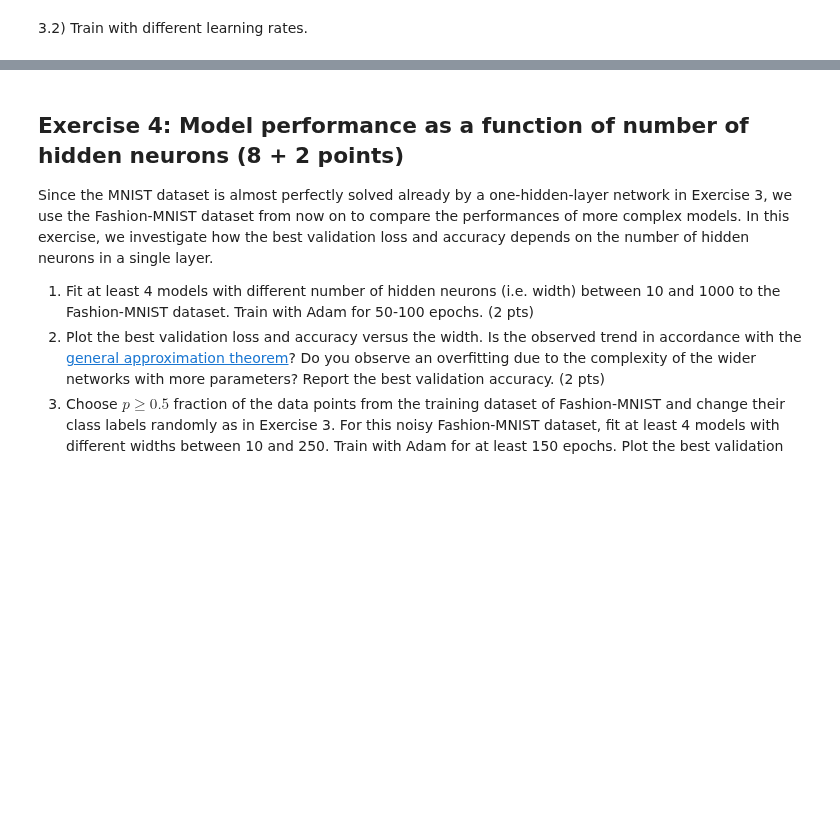
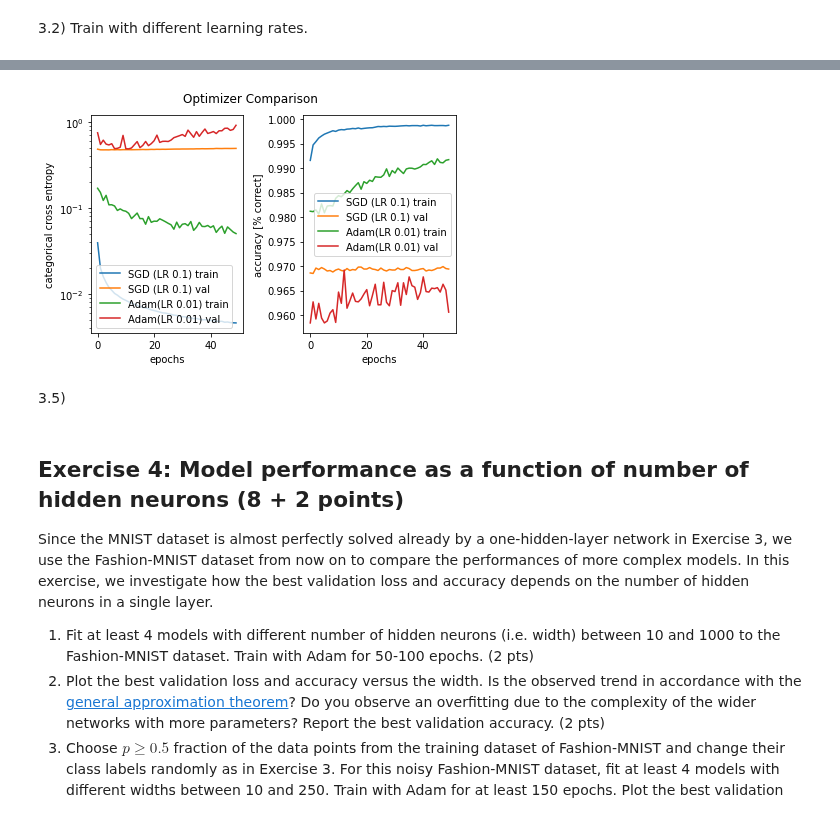
Before and after one commit to jan-kreischer/EPFL_ANN, a Jupyter notebook: miniproject2_Adrien.ipynb, the cells around one changed output, grey strips where cells are left out. Drawn from its saved outputs; the diff is of its cells as text; code cells hidden in the pictures; blank space fills up the shorter version.

```diff
--- a/miniproject2_Adrien.ipynb
+++ b/miniproject2_Adrien.ipynb
@@ -476,6 +480,14 @@ def comparison_plot(history_sgd, history_adam, label1, label2, title):
     ax2.plot(history_adam.history['val_accuracy'], label=label2 + ' val')
     finalize_standardplot(fig, ax1, ax2)
     return fig
+# %%
+sgd_lr = 0.1
+history_sgd = histories[learning_rates.index(sgd_lr)]
+comparison_plot(history_sgd, history_adam, "SGD (LR {0})".format(sgd_lr), "Adam(LR {0})".format(adam_lr), "Optimizer Comparison");
+# %% [output]
+[figure, added]
+# %% [markdown]
+3.5)
 # %% [markdown]
 ## Exercise 4: Model performance as a function of number of hidden neurons (8 + 2 points)
 
```
Also changed, not shown: parts of 16 cells of this notebook.
